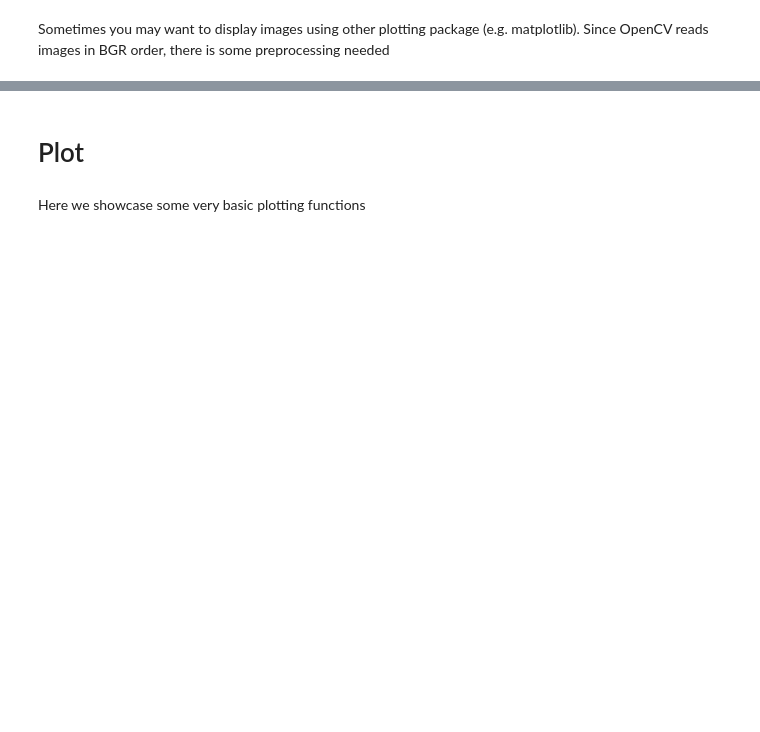
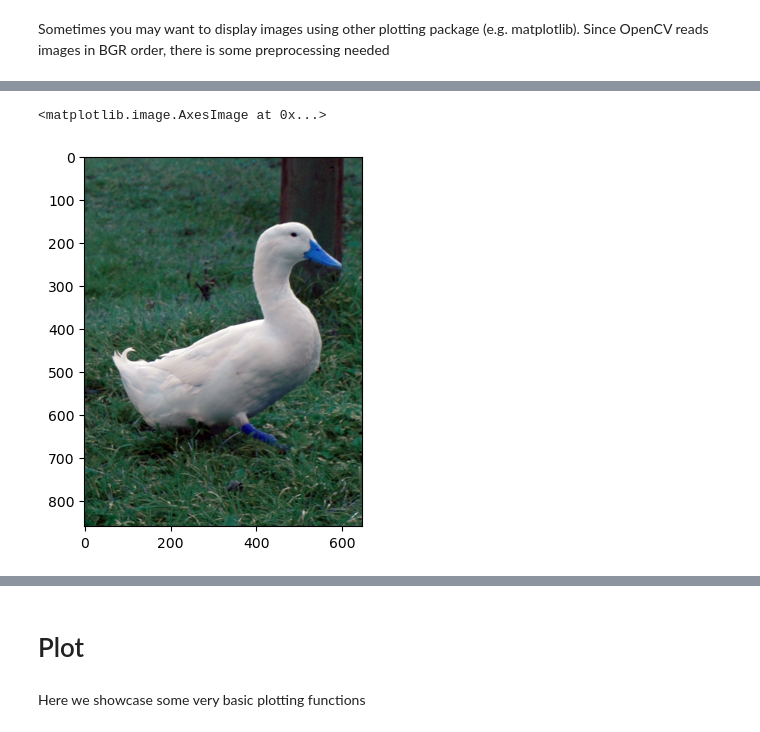
Before and after one commit to Gaurang-1402/Robot-Vision, a Jupyter notebook: Class work/01 Intro to OpenCV/Robot Vision Intro to OpenCV.ipynb, the cells around one changed output, grey strips where cells are left out. Saved outputs shown, nothing was run; the diff lists cells and outputs as text; code cells hidden in the pictures; blank space fills up the shorter version.

```diff
--- a/Class work/01 Intro to OpenCV/Robot Vision Intro to OpenCV.ipynb
+++ b/Class work/01 Intro to OpenCV/Robot Vision Intro to OpenCV.ipynb
@@ -154,7 +174,10 @@ cv2_imshow(resized_image)
 # %%
 # Copy an image
 img_copy = img.copy()
-cv2_imshow(img_copy)
+plt.imshow(img_copy)
+# %% [output]
+<matplotlib.image.AxesImage at 0x...>
+[figure, added]
 # %%
 # Crop an image from top left (x1,y1) to bottom right (x2,y2): img[x1:x2,y1:y2]
 imgCrop=img[0:200,200:400]
```
Also changed, not shown: parts of 14 cells of this notebook, 4 other files.
